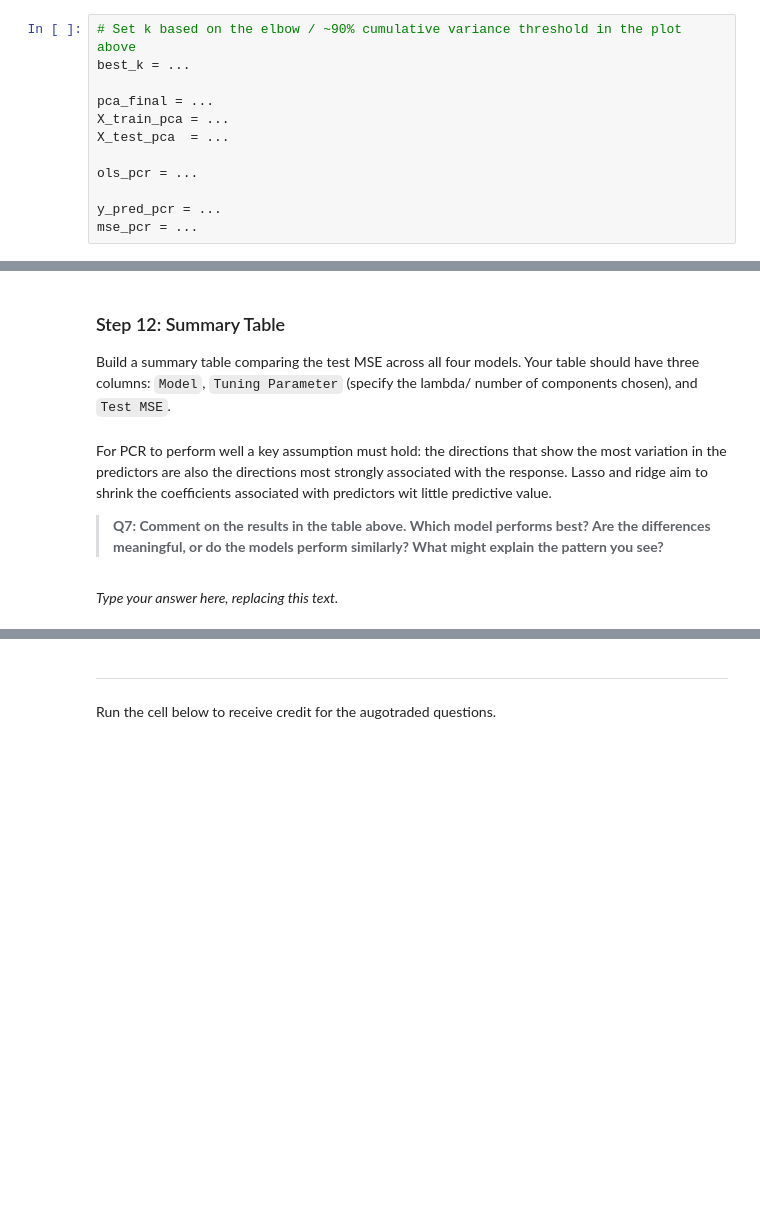
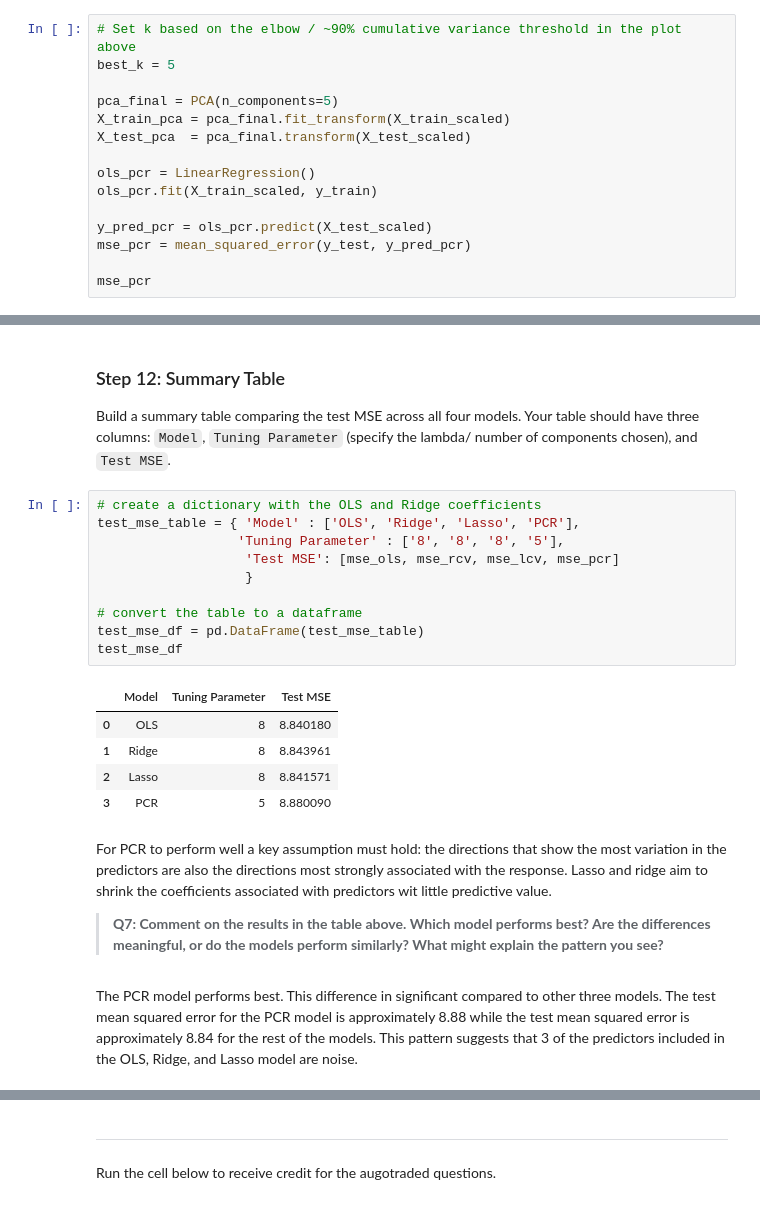
Before and after one commit to sofiiir/edds232-assignment-3, a Jupyter notebook: task1/hw3-task1.ipynb, the cells around one changed output, grey strips where cells are left out. Saved outputs shown, nothing was run; the diff lists cells and outputs as text; blank space fills up the shorter version.

```diff
--- a/task1/hw3-task1.ipynb
+++ b/task1/hw3-task1.ipynb
@@ -562,13 +545,16 @@ PCR follows four concrete steps:
 You have already done steps 1 and 2. Now, set `best_k` based on the "elbow" or ~90% cumulative variance threshold from your plot above. Then carry out steps 3 and 4 by initializing `PCA(n_components = best_k`), transforming with `X_train_scaled` and `X_test_scaled`, and then fitting a `LinearRegression` with this transformed data.
 # %%
 # Set k based on the elbow / ~90% cumulative variance threshold in the plot above
-best_k = ...
+best_k = 5
 
-pca_final = ...
-X_train_pca = ...
-X_test_pca  = ...
+pca_final = PCA(n_components=5)
+X_train_pca = pca_final.fit_transform(X_train_scaled)
+X_test_pca  = pca_final.transform(X_test_scaled)
 
-ols_pcr = ...
+ols_pcr = LinearRegression()
+ols_pcr.fit(X_train_scaled, y_train)
 
-y_pred_pcr = ...
-mse_pcr = ...
+y_pred_pcr = ols_pcr.predict(X_test_scaled)
+mse_pcr = mean_squared_error(y_test, y_pred_pcr)
+
+mse_pcr
@@ -592,12 +580,28 @@ Now that all four models have been fitted and evaluated, bring the results toget
 ### Step 12: Summary Table
 
 Build a summary table comparing the test MSE across all four models. Your table should have three columns: `Model`, `Tuning Parameter` (specify the lambda/ number of components chosen), and `Test MSE`.
+# %%
+# create a dictionary with the OLS and Ridge coefficients
+test_mse_table = { 'Model' : ['OLS', 'Ridge', 'Lasso', 'PCR'],
+                  'Tuning Parameter' : ['8', '8', '8', '5'],
+                   'Test MSE': [mse_ols, mse_rcv, mse_lcv, mse_pcr]
+                   }
+
+# convert the table to a dataframe
+test_mse_df = pd.DataFrame(test_mse_table)
+test_mse_df
+# %% [output]
+|  | Model | Tuning Parameter | Test MSE |
+| 0 | OLS | 8 | 8.840180 |
+| 1 | Ridge | 8 | 8.843961 |
+| 2 | Lasso | 8 | 8.841571 |
+| 3 | PCR | 5 | 8.880090 |
 # %% [markdown]
 For PCR to perform well a key assumption must hold: the directions that show the most variation in the predictors are also the directions most strongly associated with the response. Lasso and ridge aim to shrink the coefficients associated with predictors wit little predictive value.
 
 > **Q7: Comment on the results in the table above. Which model performs best? Are the differences meaningful, or do the models perform similarly? What might explain the pattern you see?**
 # %% [markdown]
-_Type your answer here, replacing this text._
+The PCR model performs best. This difference in significant compared to other three models. The test mean squared error for the PCR model is approximately 8.88 while the test mean squared error is approximately 8.84 for the rest of the models. This pattern suggests that 3 of the predictors included in the OLS, Ridge, and Lasso model are noise.
 # %% [markdown]
 <!-- END QUESTION -->
 # %% [markdown]
```
Also changed, not shown: parts of 7 cells of this notebook.
